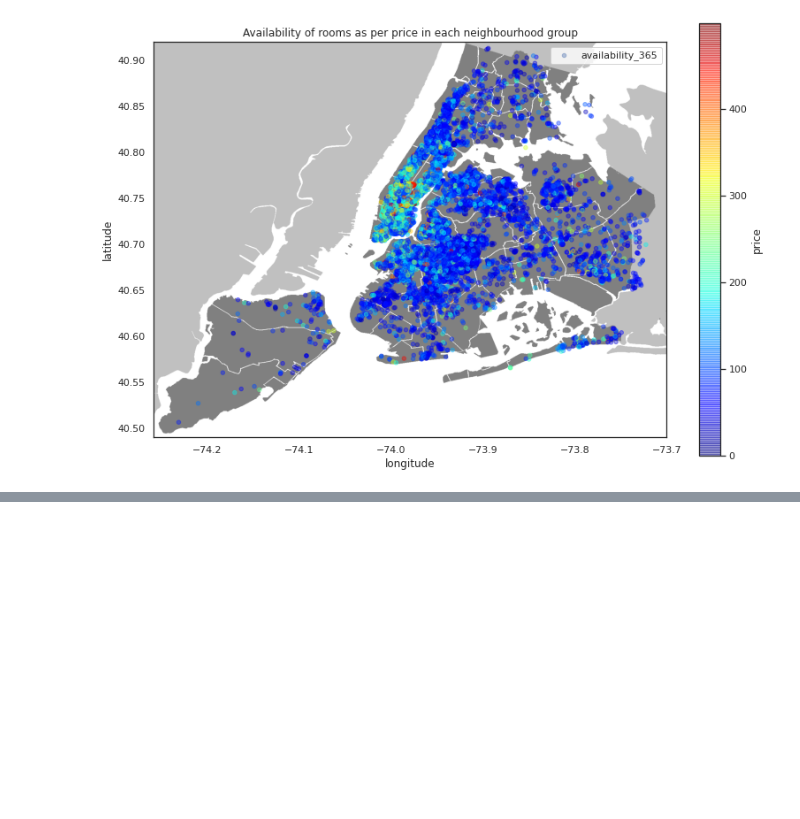
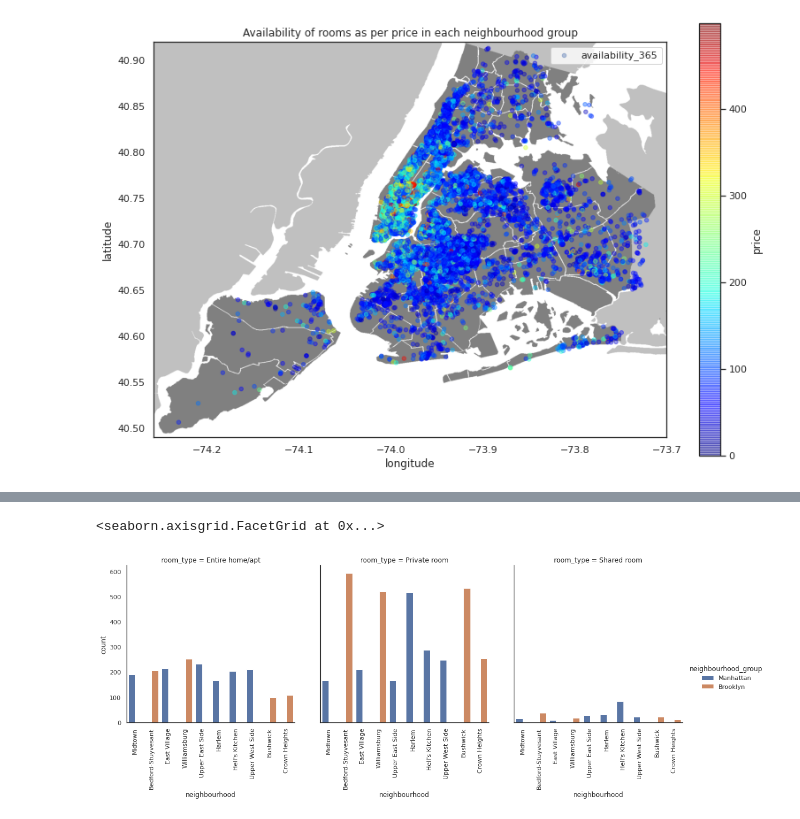
Before and after one commit to JoshiRiddhish/Airbnb-Booking-Analysis, a Jupyter notebook: Airbnb_Bookings_Analysis_(Riddhish)_Capstone_Project.ipynb, the cells around one changed output, grey strips where cells are left out. Saved outputs shown, nothing was run; the diff lists cells and outputs as text; code cells hidden in the pictures; blank space fills up the shorter version.

```diff
--- a/Airbnb_Bookings_Analysis_(Riddhish)_Capstone_Project.ipynb
+++ b/Airbnb_Bookings_Analysis_(Riddhish)_Capstone_Project.ipynb
@@ -817,0 +846,12 @@ lat_long.legend()
+# %%
+# Plot 13
+#Here we will be using only top 2 neighbourhood groups of Manhattan and Brooklyn as both of them appeared most in top 10 neighbourhoods
+#with top 10 neighbourhoods
+neigh= df.loc[df['neighbourhood'].isin(['Williamsburg','Bedford-Stuyvesant','Harlem','Bushwick',
+                 'Upper West Side','Hell\'s Kitchen','East Village','Upper East Side','Crown Heights','Midtown'])]
+#using catplot representing multiple attributes together and a count
+ax =sns.catplot(x='neighbourhood', hue='neighbourhood_group', col='room_type', data=neigh, kind='count')
+ax.set_xticklabels(rotation=90)
+# %% [output]
+<seaborn.axisgrid.FacetGrid at 0x...>
+[figure, added]
```
Also changed, not shown: parts of 18 cells of this notebook.
